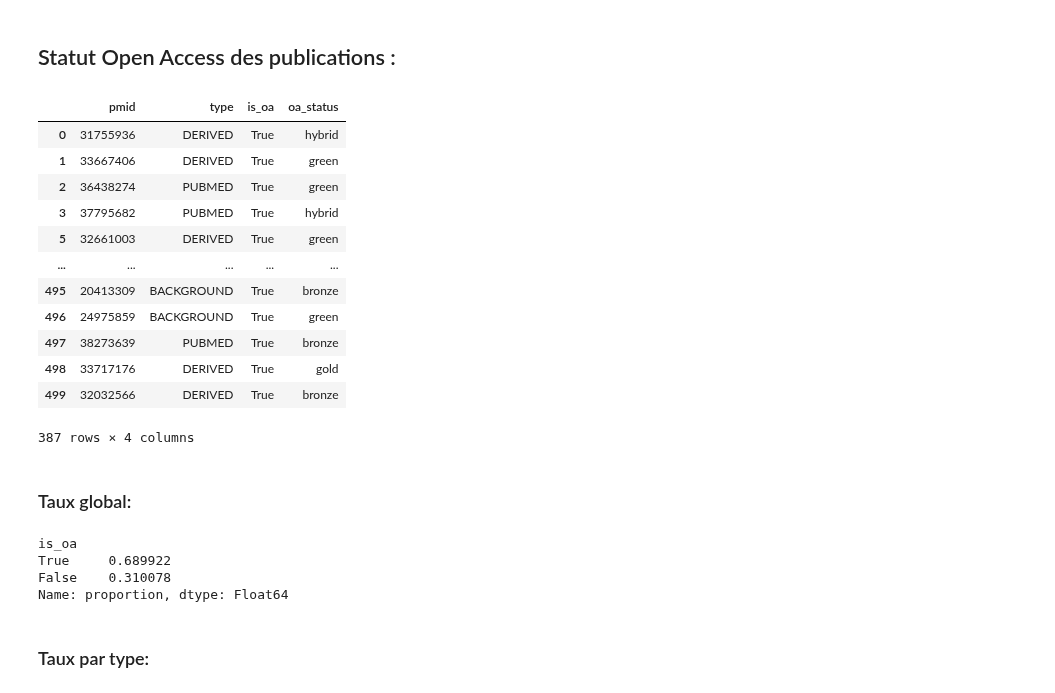
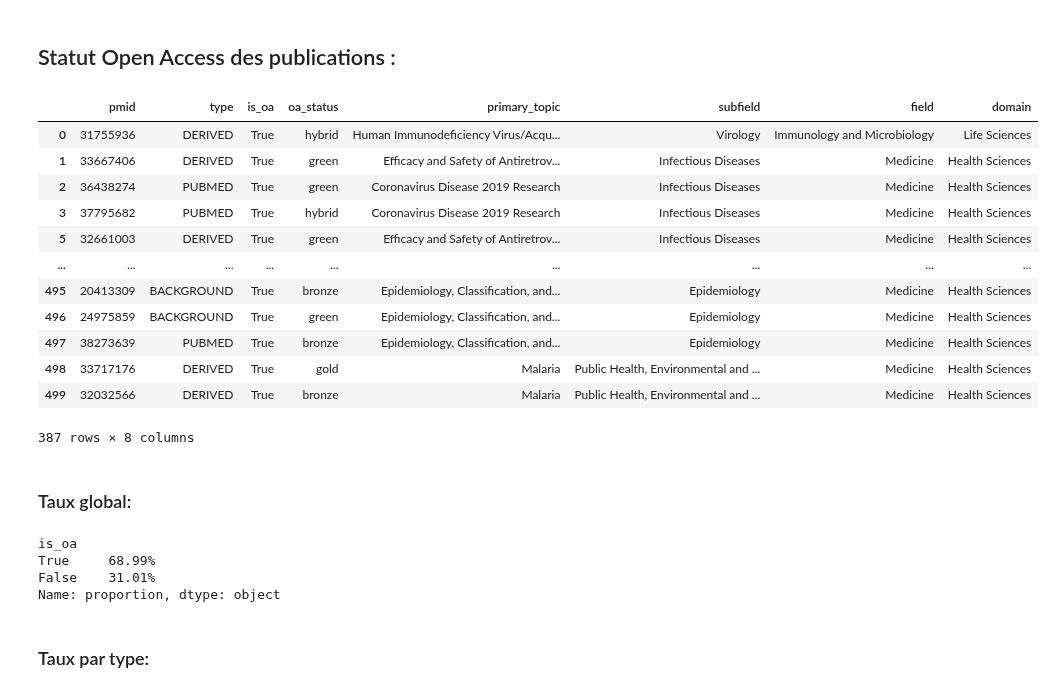
Before and after one commit to Inserm-IST/BSO-Inserm-Sante, a Jupyter notebook: 02_traitement_donnees_sante.ipynb, the cells around one changed output. Cells and saved outputs as stored; diff of their text form; code cells hidden in the pictures.

```diff
--- a/02_traitement_donnees_sante.ipynb
+++ b/02_traitement_donnees_sante.ipynb
@@ -1139,32 +1139,46 @@ g.set(
 # %%
 mask_pmid_unique = ~(df_corrected.loc[:, 'pmid'].duplicated())
 
 # Drop <NA> is_oa
-df_oa_status = df_corrected.loc[mask_pmid_unique, ['pmid', 'type', 'is_oa', 'oa_status']].dropna()
+df_oa_status = df_corrected.loc[
+    mask_pmid_unique,
+    [
+        'pmid',
+        'type',
+        'is_oa',
+        'oa_status',
+        'primary_topic',
+        'subfield',
+        'field',
+        'domain',
+    ],
+].dropna()
 df_oa_status
 # %% [output]
-|  | pmid | type | is_oa | oa_status |
-| 0 | 31755936 | DERIVED | True | hybrid |
-| 1 | 33667406 | DERIVED | True | green |
-| 2 | 36438274 | PUBMED | True | green |
-| 3 | 37795682 | PUBMED | True | hybrid |
-| 5 | 32661003 | DERIVED | True | green |
-| ... | ... | ... | ... | ... |
-| 495 | 20413309 | BACKGROUND | True | bronze |
-| 496 | 24975859 | BACKGROUND | True | green |
-| 497 | 38273639 | PUBMED | True | bronze |
-| 498 | 33717176 | DERIVED | True | gold |
-| 499 | 32032566 | DERIVED | True | bronze |
+|  | pmid | type | is_oa | oa_status | primary_topic | subfield | field | domain |
+| 0 | 31755936 | DERIVED | True | hybrid | Human Immunodeficiency Virus/Acqu... | Virology | Immunology and Microbiology | Life Sciences |
+| 1 | 33667406 | DERIVED | True | green | Efficacy and Safety of Antiretrov... | Infectious Diseases | Medicine | Health Sciences |
+| 2 | 36438274 | PUBMED | True | green | Coronavirus Disease 2019 Research | Infectious Diseases | Medicine | Health Sciences |
+| 3 | 37795682 | PUBMED | True | hybrid | Coronavirus Disease 2019 Research | Infectious Diseases | Medicine | Health Sciences |
+| 5 | 32661003 | DERIVED | True | green | Efficacy and Safety of Antiretrov... | Infectious Diseases | Medicine | Health Sciences |
+| ... | ... | ... | ... | ... | ... | ... | ... | ... |
+| 495 | 20413309 | BACKGROUND | True | bronze | Epidemiology, Classification, and... | Epidemiology | Medicine | Health Sciences |
+| 496 | 24975859 | BACKGROUND | True | green | Epidemiology, Classification, and... | Epidemiology | Medicine | Health Sciences |
+| 497 | 38273639 | PUBMED | True | bronze | Epidemiology, Classification, and... | Epidemiology | Medicine | Health Sciences |
+| 498 | 33717176 | DERIVED | True | gold | Malaria | Public Health, Environmental and ... | Medicine | Health Sciences |
+| 499 | 32032566 | DERIVED | True | bronze | Malaria | Public Health, Environmental and ... | Medicine | Health Sciences |
-387 rows × 4 columns
+387 rows × 8 columns
 # %% [markdown]
 ### Taux global:
 # %%
-df_oa_status['is_oa'].value_counts(normalize=True)
+(
+    df_oa_status['is_oa'].value_counts(normalize=True).mul(100).round(2).astype(str) + '%'
+)
 # %% [output]
 is_oa
-True     0.689922
-False    0.310078
-Name: proportion, dtype: Float64
+True     68.99%
+False    31.01%
+Name: proportion, dtype: object
 # %% [markdown]
 ### Taux par type:
 # %% [markdown]
```
Also changed, not shown: parts of 12 cells of this notebook.
